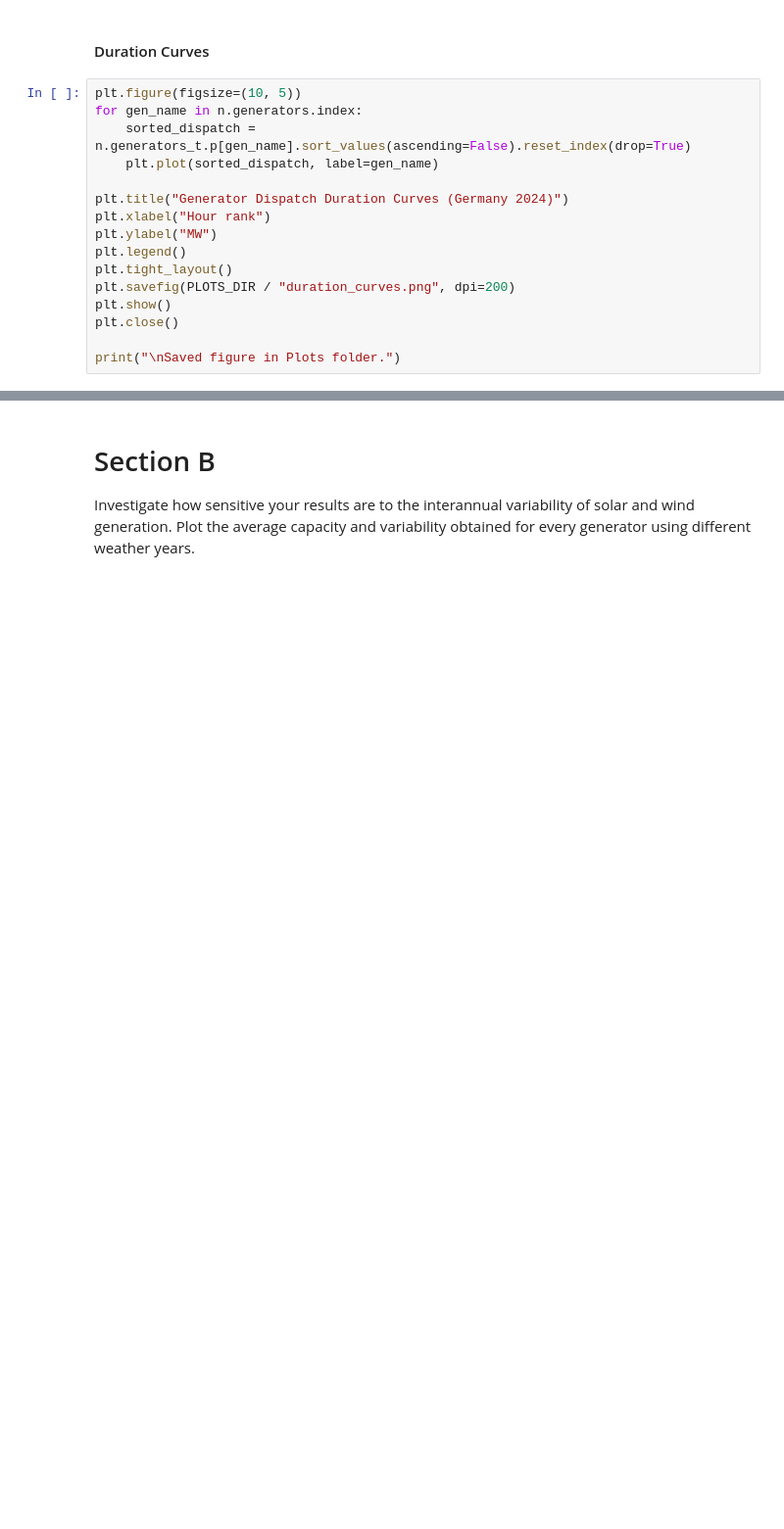
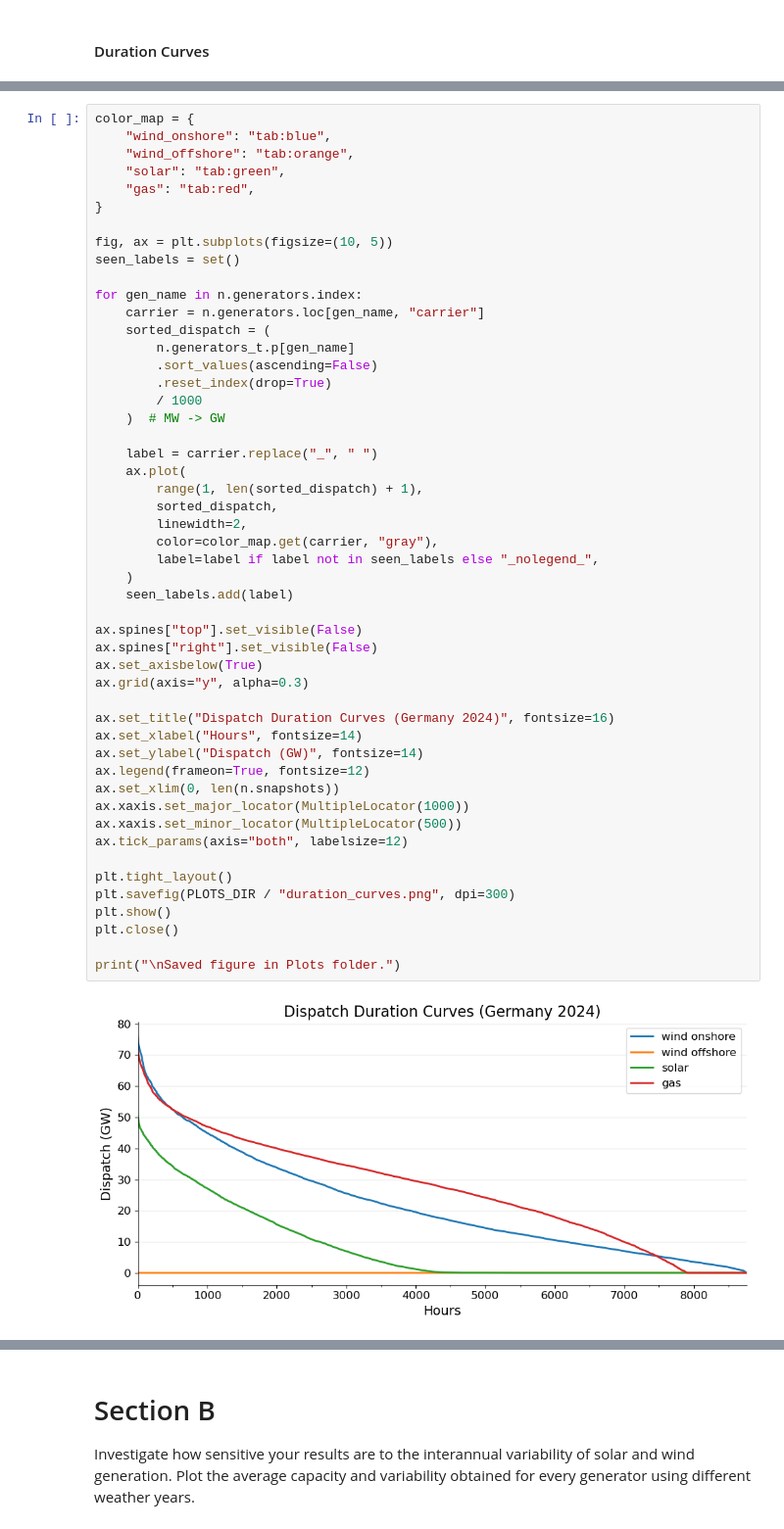
Before and after one commit to fortero23/Integrated_Energy_Grids, a Jupyter notebook: Modules/Assignment1.ipynb, the cells around one changed output, grey strips where cells are left out. Shown at 98% size. Drawn from its saved outputs; the diff is of its cells as text; blank space fills up the shorter version.

```diff
--- a/Modules/Assignment1.ipynb
+++ b/Modules/Assignment1.ipynb
@@ -408,18 +432,2 @@ plt.close()
 # %% [markdown]
 #### Duration Curves
-# %%
-plt.figure(figsize=(10, 5))
-for gen_name in n.generators.index:
-    sorted_dispatch = n.generators_t.p[gen_name].sort_values(ascending=False).reset_index(drop=True)
-    plt.plot(sorted_dispatch, label=gen_name)
-
-plt.title("Generator Dispatch Duration Curves (Germany 2024)")
-plt.xlabel("Hour rank")
-plt.ylabel("MW")
-plt.legend()
-plt.tight_layout()
-plt.savefig(PLOTS_DIR / "duration_curves.png", dpi=200)
-plt.show()
-plt.close()
-
-print("\nSaved figure in Plots folder.")
@@ -428,0 +434,52 @@ Saved figure in Plots folder.
+# %%
+color_map = {
+    "wind_onshore": "tab:blue",
+    "wind_offshore": "tab:orange",
+    "solar": "tab:green",
+    "gas": "tab:red",
+}
+
+fig, ax = plt.subplots(figsize=(10, 5))
+seen_labels = set()
+
+for gen_name in n.generators.index:
+    carrier = n.generators.loc[gen_name, "carrier"]
+    sorted_dispatch = (
+        n.generators_t.p[gen_name]
+        .sort_values(ascending=False)
+        .reset_index(drop=True)
+        / 1000
+    )  # MW -> GW
+
+    label = carrier.replace("_", " ")
+    ax.plot(
+        range(1, len(sorted_dispatch) + 1),
+        sorted_dispatch,
+        linewidth=2,
+        color=color_map.get(carrier, "gray"),
+        label=label if label not in seen_labels else "_nolegend_",
+    )
+    seen_labels.add(label)
+
+ax.spines["top"].set_visible(False)
+ax.spines["right"].set_visible(False)
+ax.set_axisbelow(True)
+ax.grid(axis="y", alpha=0.3)
+
+ax.set_title("Dispatch Duration Curves (Germany 2024)", fontsize=16)
+ax.set_xlabel("Hours", fontsize=14)
+ax.set_ylabel("Dispatch (GW)", fontsize=14)
+ax.legend(frameon=True, fontsize=12)
+ax.set_xlim(0, len(n.snapshots))
+ax.xaxis.set_major_locator(MultipleLocator(1000))
+ax.xaxis.set_minor_locator(MultipleLocator(500))
+ax.tick_params(axis="both", labelsize=12)
+
+plt.tight_layout()
+plt.savefig(PLOTS_DIR / "duration_curves.png", dpi=300)
+plt.show()
+plt.close()
+
+print("\nSaved figure in Plots folder.")
+# %% [output]
+[figure, added]
```
Also changed, not shown: parts of 9 cells of this notebook, 2 other files.
